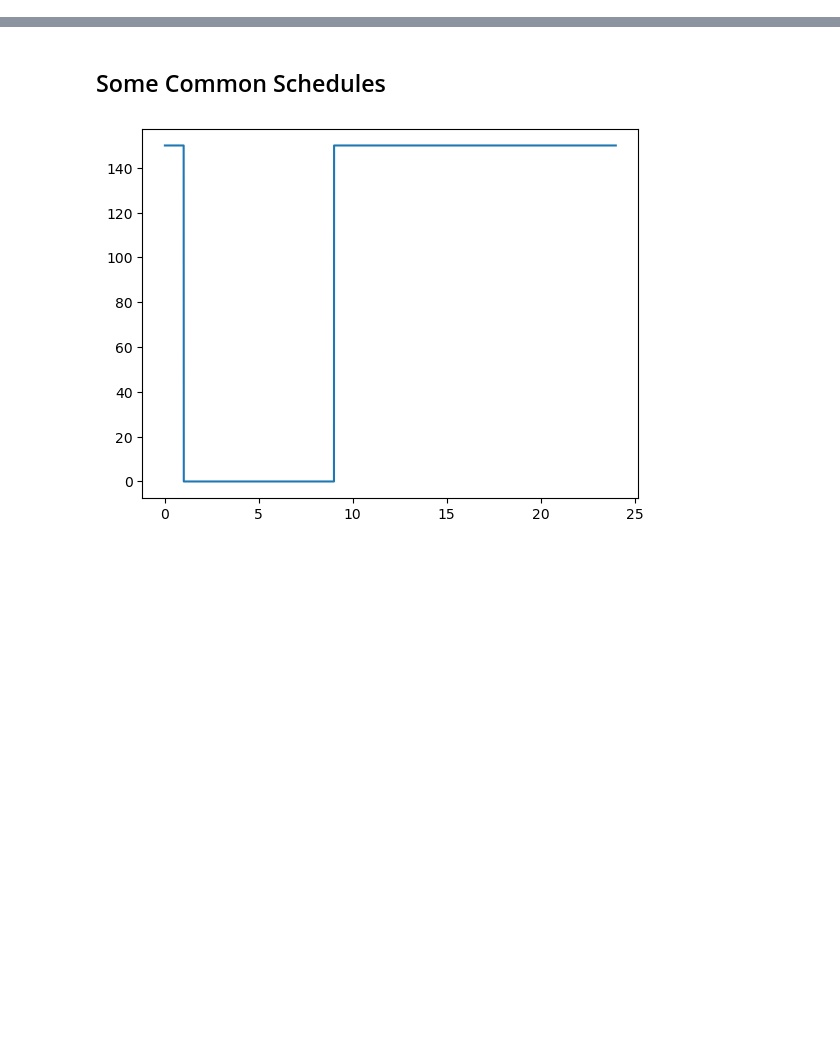
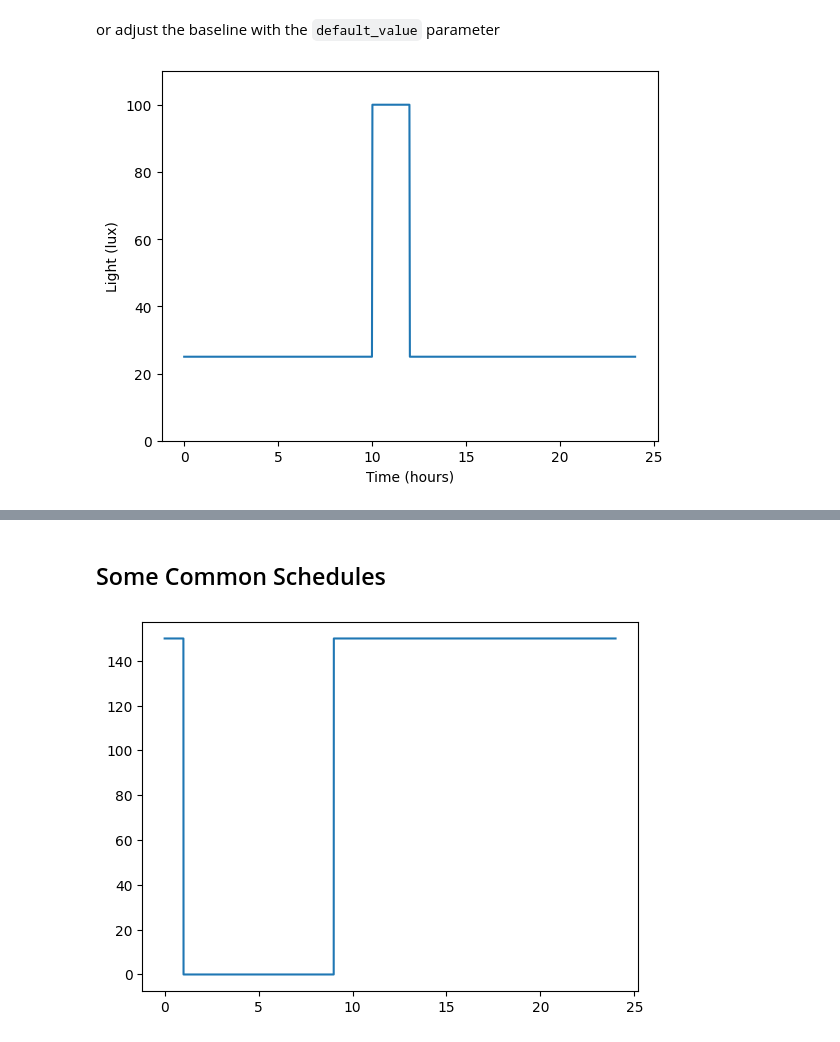
Before and after one commit to Arcascope/circadian, a Jupyter notebook: nbs/01_lights.ipynb, the cells around one changed output, grey strips where cells are left out. Drawn from its saved outputs; the diff is of its cells as text; code cells hidden in the pictures; blank space fills up the shorter version.

```diff
--- a/nbs/01_lights.ipynb
+++ b/nbs/01_lights.ipynb
@@ -161,0 +255,11 @@ class Light:
+# %% [markdown]
+or adjust the baseline with the `default_value` parameter
+# %%
+schedule = Light(100.0, start_time=10.0, duration=2.0, default_value=25.0)
+time = np.linspace(0.0, 24.0, 1000)
+plt.plot(time, schedule(time));
+plt.ylim(0, 110);
+plt.xlabel('Time (hours)');
+plt.ylabel('Light (lux)');
+# %% [output]
+[figure, added]
```
Also changed, not shown: parts of 26 cells of this notebook.
